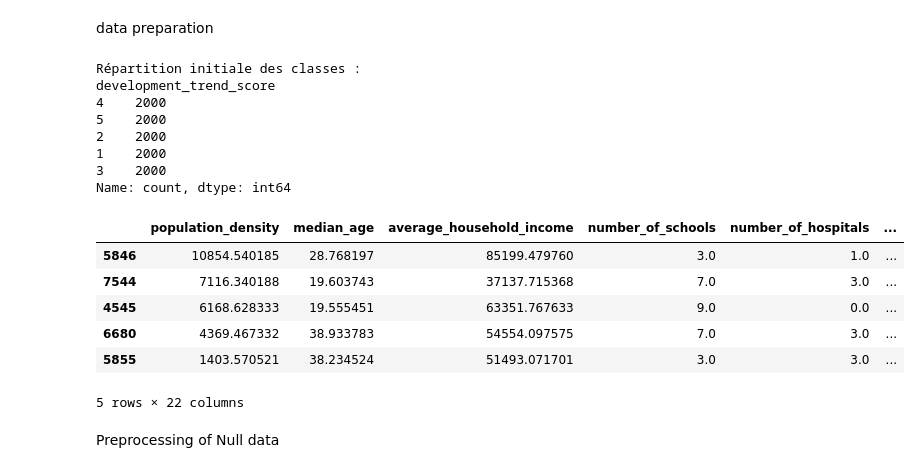
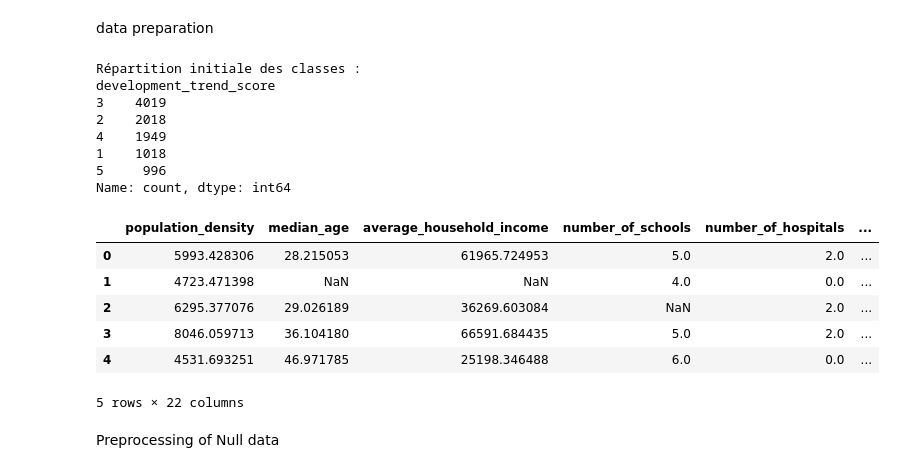
Before and after one commit to ousscher/urban-development-problem, a Jupyter notebook: solution.ipynb, the cells around one changed output. Drawn from its saved outputs; the diff is of its cells as text; code cells hidden in the pictures.

```diff
--- a/solution.ipynb
+++ b/solution.ipynb
@@ -19,50 +124,51 @@ data preparation
 # %%
 import pandas as pd
 from sklearn.utils import resample
 from sklearn.preprocessing import LabelEncoder
 
 df = pd.read_csv('./data/urban_development_dataset.csv')
-resampled_data = []
-classes = df['development_trend_score'].unique()
-target_samples = 2000
-for cls in classes:
-    class_data = df[df['development_trend_score'] == cls]
-    if len(class_data) > target_samples:
-        resampled = resample(class_data, replace=False, n_samples=target_samples, random_state=42)
-    else:
-        resampled = resample(class_data, replace=True, n_samples=target_samples, random_state=42)
-    resampled_data.append(resampled)
+# resampled_data = []
+# classes = df['development_trend_score'].unique()
+# target_samples = 2000
+# for cls in classes:
+#     class_data = df[df['development_trend_score'] == cls]
+#     if len(class_data) > target_samples:
+#         resampled = resample(class_data, replace=False, n_samples=target_samples, random_state=42)
+#     else:
+#         resampled = resample(class_data, replace=True, n_samples=target_samples, random_state=42)
+#     resampled_data.append(resampled)
 
-balanced_df = pd.concat(resampled_data)
-df = balanced_df
+# balanced_df = pd.concat(resampled_data)
+# df = balanced_df
 print("Répartition initiale des classes :")
 print(df['development_trend_score'].value_counts())
 
 test_data = pd.read_csv('./data/urban_development_test_data.csv')
 common_columns = df.columns.intersection(test_data.columns)
 #definition of the X and Y
 Y = df['development_trend_score']
-Y -= 1
+# Y -= 1
 X = df[common_columns]
+
 
 test_data = test_data[common_columns]
 le = LabelEncoder()
 df.head()
 # %% [output]
 Répartition initiale des classes :
 development_trend_score
-4    2000
-5    2000
-2    2000
-1    2000
-3    2000
+3    4019
+2    2018
+4    1949
+1    1018
+5     996
 Name: count, dtype: int64
 |  | population_density | median_age | average_household_income | number_of_schools | number_of_hospitals | ... |
-| 5846 | 10854.540185 | 28.768197 | 85199.479760 | 3.0 | 1.0 | ... |
-| 7544 | 7116.340188 | 19.603743 | 37137.715368 | 7.0 | 3.0 | ... |
-| 4545 | 6168.628333 | 19.555451 | 63351.767633 | 9.0 | 0.0 | ... |
-| 6680 | 4369.467332 | 38.933783 | 54554.097575 | 7.0 | 3.0 | ... |
-| 5855 | 1403.570521 | 38.234524 | 51493.071701 | 3.0 | 3.0 | ... |
+| 0 | 5993.428306 | 28.215053 | 61965.724953 | 5.0 | 2.0 | ... |
+| 1 | 4723.471398 | NaN | NaN | 4.0 | 0.0 | ... |
+| 2 | 6295.377076 | 29.026189 | 36269.603084 | NaN | 2.0 | ... |
+| 3 | 8046.059713 | 36.104180 | 66591.684435 | 5.0 | 2.0 | ... |
+| 4 | 4531.693251 | 46.971785 | 25198.346488 | 6.0 | 0.0 | ... |
 5 rows × 22 columns
 # %% [markdown]
 Preprocessing of Null data
```
Also changed, not shown: parts of 4 cells of this notebook, 3 other files.
